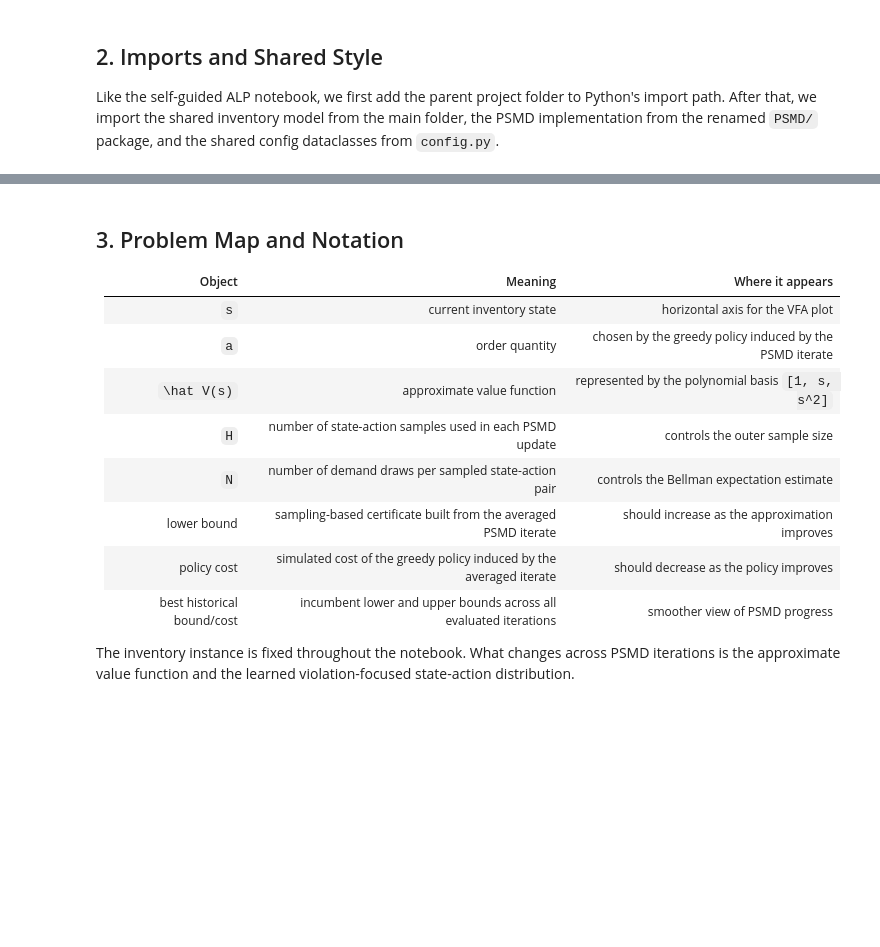
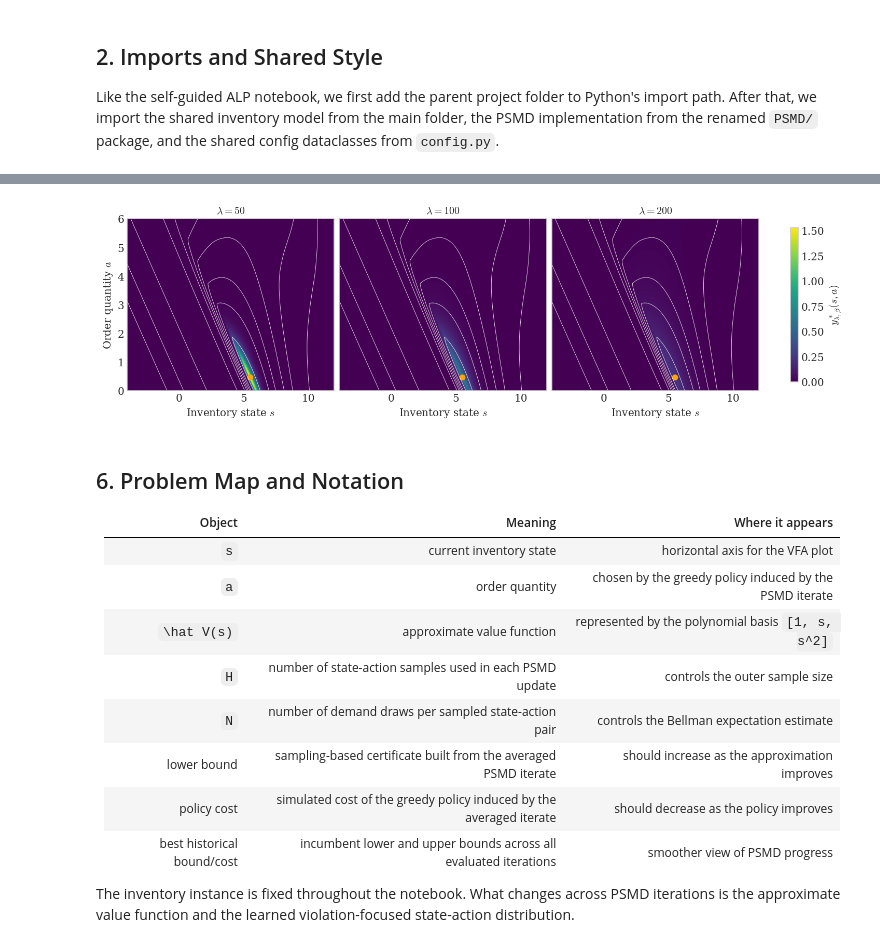
Before and after one commit to Self-Adapting-MDP-Approximations/INFORMS-Tutorials, a Jupyter notebook: continuous-mdp/notebooks/psmd.ipynb, the cells around one changed output, grey strips where cells are left out. Drawn from its saved outputs; the diff is of its cells as text; code cells hidden in the pictures; blank space fills up the shorter version.

```diff
--- a/continuous-mdp/notebooks/psmd.ipynb
+++ b/continuous-mdp/notebooks/psmd.ipynb
@@ -101,6 +218,17 @@ shared_lower_bound_config, shared_policy_config = make_shared_evaluation_configs
+# %%
+lambda_values = [50.0, 100.0, 200.0]
+_, _, gibbs_densities = plot_inventory_gibbs_densities(
+    violation_plot_data,
+    lambda_values=lambda_values,
+    figsize=(12, 3.5),
+    fontsize=12,
+    cmap='viridis',
+)
+# %% [output]
+[figure, added]
 # %% [markdown]
 <a id="notation"></a>
-## 3. Problem Map and Notation
+## 6. Problem Map and Notation
 
 | Object | Meaning | Where it appears |
 | --- | --- | --- |
```
Also changed, not shown: parts of 17 cells of this notebook, 6 other files.
